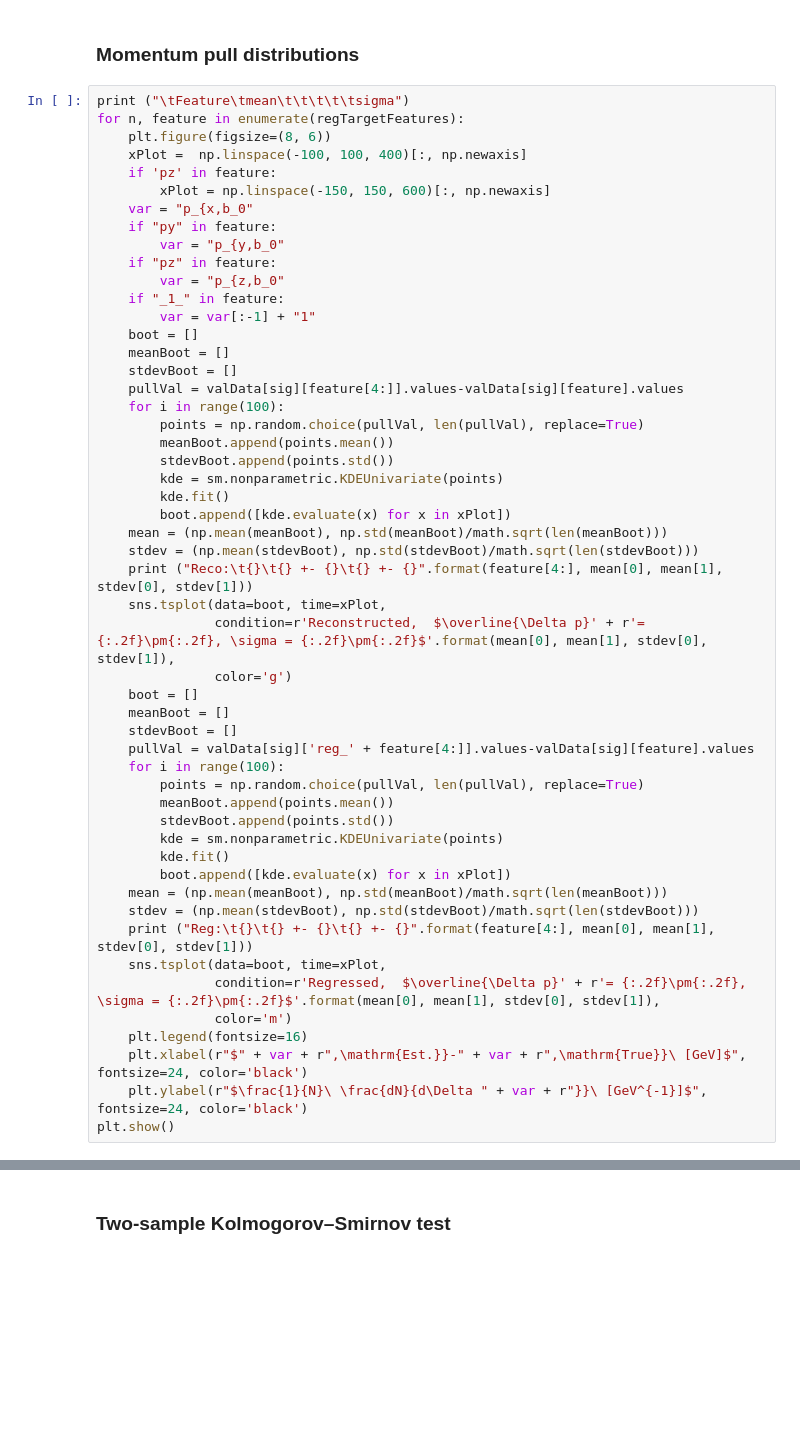
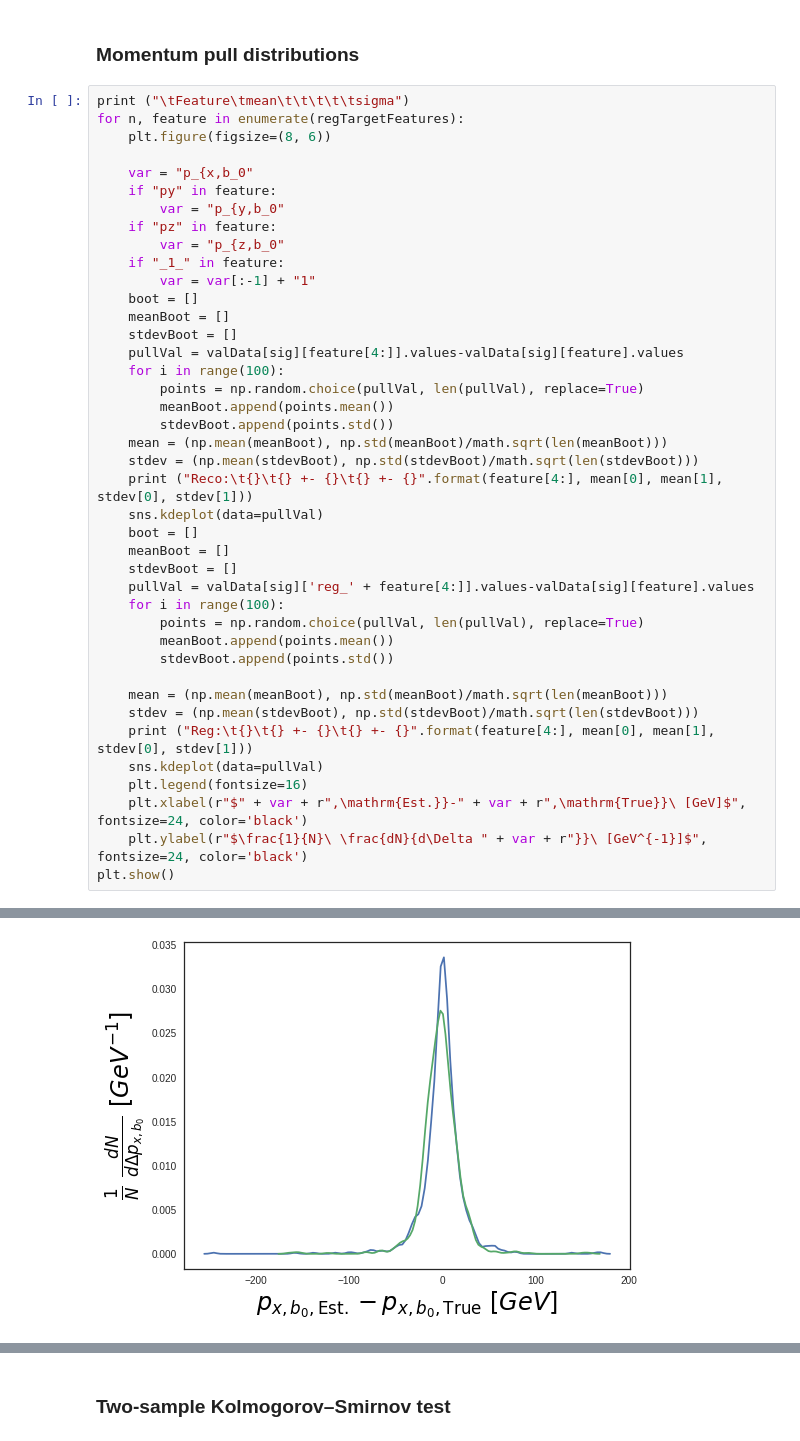
Before and after one commit to SrGonao/estagio2, a Jupyter notebook: B_Reg_App.ipynb, the cells around one changed output, grey strips where cells are left out. Cells and saved outputs as stored; diff of their text form; blank space fills up the shorter version.

```diff
--- a/B_Reg_App.ipynb
+++ b/B_Reg_App.ipynb
@@ -802,9 +773,7 @@ KeyError: 'reg_b_0_px'
 print ("\tFeature\tmean\t\t\t\t\tsigma")
 for n, feature in enumerate(regTargetFeatures):
     plt.figure(figsize=(8, 6))
-    xPlot =  np.linspace(-100, 100, 400)[:, np.newaxis]
-    if 'pz' in feature:
-        xPlot = np.linspace(-150, 150, 600)[:, np.newaxis]
+
     var = "p_{x,b_0"
     if "py" in feature:
         var = "p_{y,b_0"
@@ -820,15 +789,10 @@ for n, feature in enumerate(regTargetFeatures):
         points = np.random.choice(pullVal, len(pullVal), replace=True)
         meanBoot.append(points.mean())
         stdevBoot.append(points.std())
-        kde = sm.nonparametric.KDEUnivariate(points)
-        kde.fit()
-        boot.append([kde.evaluate(x) for x in xPlot])
     mean = (np.mean(meanBoot), np.std(meanBoot)/math.sqrt(len(meanBoot)))
     stdev = (np.mean(stdevBoot), np.std(stdevBoot)/math.sqrt(len(stdevBoot)))
     print ("Reco:\t{}\t{} +- {}\t{} +- {}".format(feature[4:], mean[0], mean[1], stdev[0], stdev[1]))
-    sns.tsplot(data=boot, time=xPlot,
-               condition=r'Reconstructed,  $\overline{\Delta p}' + r'= {:.2f}\pm{:.2f}, \sigma = {:.2f}\pm{:.2f}$'.format(mean[0], mean[1], stdev[0], stdev[1]),
-               color='g')
+    sns.kdeplot(data=pullVal)
     boot = []
     meanBoot = []
     stdevBoot = []
@@ -837,16 +801,13 @@ for n, feature in enumerate(regTargetFeatures):
         points = np.random.choice(pullVal, len(pullVal), replace=True)
         meanBoot.append(points.mean())
         stdevBoot.append(points.std())
-        kde = sm.nonparametric.KDEUnivariate(points)
-        kde.fit()
-        boot.append([kde.evaluate(x) for x in xPlot])
+
     mean = (np.mean(meanBoot), np.std(meanBoot)/math.sqrt(len(meanBoot)))
     stdev = (np.mean(stdevBoot), np.std(stdevBoot)/math.sqrt(len(stdevBoot)))
     print ("Reg:\t{}\t{} +- {}\t{} +- {}".format(feature[4:], mean[0], mean[1], stdev[0], stdev[1]))
-    sns.tsplot(data=boot, time=xPlot,
-               condition=r'Regressed,  $\overline{\Delta p}' + r'= {:.2f}\pm{:.2f}, \sigma = {:.2f}\pm{:.2f}$'.format(mean[0], mean[1], stdev[0], stdev[1]),
-               color='m')
+    sns.kdeplot(data=pullVal)
     plt.legend(fontsize=16)
     plt.xlabel(r"$" + var + r",\mathrm{Est.}}-" + var + r",\mathrm{True}}\ [GeV]$", fontsize=24, color='black')
     plt.ylabel(r"$\frac{1}{N}\ \frac{dN}{d\Delta " + var + r"}}\ [GeV^{-1}]$", fontsize=24, color='black')
 plt.show()
+# %% [output]
@@ -852,0 +827 @@ plt.show()
+[figure, added]
```
Also changed, not shown: parts of 23 cells of this notebook.
